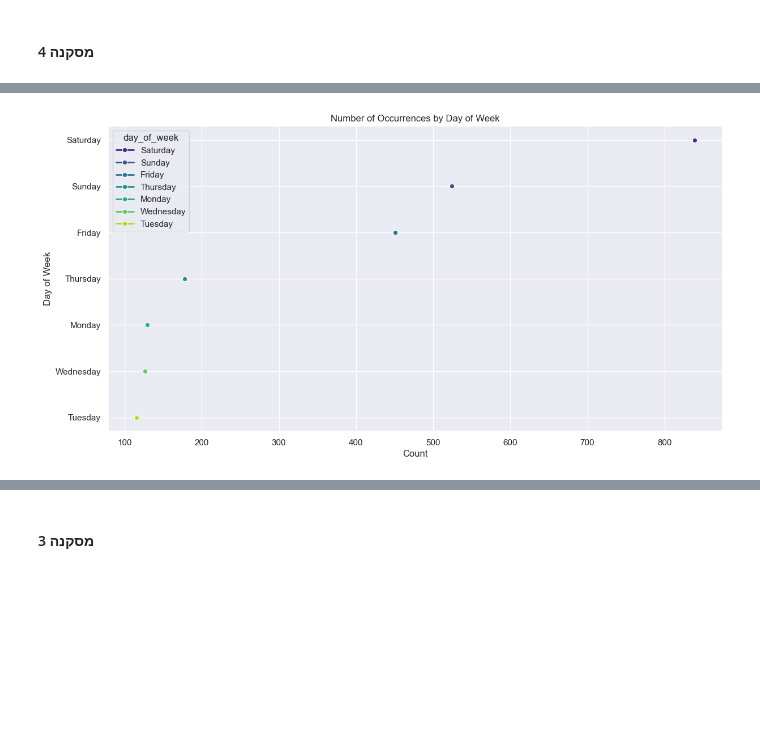
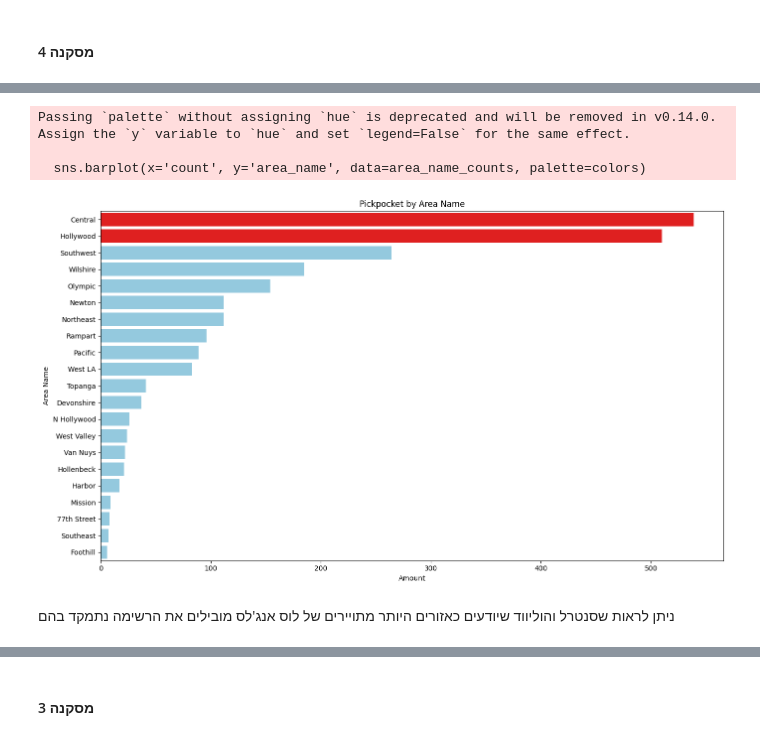
Before and after one commit to BareLevi/Data_Analysis_Final_Project, a Jupyter notebook: Ella_Tomer_bBarel_project_updated.ipynb, the cells around one changed output, grey strips where cells are left out. Saved outputs shown, nothing was run; the diff lists cells and outputs as text; code cells hidden in the pictures; blank space fills up the shorter version.

```diff
--- a/Ella_Tomer_bBarel_project_updated.ipynb
+++ b/Ella_Tomer_bBarel_project_updated.ipynb
@@ -120,3 +105,17 @@ df['day_of_week'] = df['date_occurred'].dt.day_name()
+# %%
+def categorize_time(datetime):
+    hour = datetime.hour
+    if 6 <= hour < 12:
+        return 'Morning'
+    elif 12 <= hour < 16:
+        return 'Noon'
+    elif 16 <= hour < 18:
+        return 'Afternoon'
+    elif 18 <= hour < 22:
+        return 'Evening'
+    else:
+        return 'Night'
+df['day_time'] = df['date_occurred'].apply(categorize_time)
 # %%
 def classify_weapon(weapon_description):
     firearm_keywords = ['PISTOL', 'REVOLVER', 'RIFLE', 'SHOTGUN', 'FIREARM', 'GUN', 'ASSAULT WEAPON', 'MAC', 'UZI', 'HECKLER & KOCH', 'EXPLOXIVE DEVICE', 'AUTOMATIC WEAPON', 'SEMI-AUTOMATIC', 'STARTER PISTOL', 'M1-1', 'M-14', 'BOMB', 'BOMB THREAT']
@@ -1431,0 +1372,4 @@ Passing `palette` without assigning `hue` is deprecated and will be removed in v
+# %%
+area_name_counts = chipopo_df['area_name'].value_counts().reset_index()
+area_name_counts.columns = ['area_name', 'count']
+area_name_counts
@@ -1432,20 +1394,25 @@ Passing `palette` without assigning `hue` is deprecated and will be removed in v
+# %%
+colors = ['red' if area in ['Central', 'Hollywood'] else 'skyblue' for area in area_name_counts['area_name']]
+
+# Create a bar plot for all area names with highlighted areas
+plt.figure(figsize=(14, 8))
+sns.barplot(x='count', y='area_name', data=area_name_counts, palette=colors)
+
+plt.title('Pickpocket by Area Name')
+plt.xlabel('Amount')
+plt.ylabel('Area Name')
+plt.tight_layout()
+
+# Show the plot
+plt.show()
+# %% [output]
+Passing `palette` without assigning `hue` is deprecated and will be removed in v0.14.0. Assign the `y` variable to `hue` and set `legend=False` for the same effect.
+
+  sns.barplot(x='count', y='area_name', data=area_name_counts, palette=colors)
+[figure, added]
+# %% [markdown]
+ניתן לראות שסנטרל והוליווד שיודעים כאזורים היותר מתויירים של לוס אנג'לס מובילים את הרשימה נתמקד בהם
 # %%
-values_counts = chipopo_df['day_of_week'].value_counts().reset_index()
-values_counts.columns = ['day_of_week', 'count']
-
-
-sns.set_theme(style="darkgrid")
-
-
-plt.figure(figsize=(14, 7))
-sns.lineplot(data=values_counts, x='count', y='day_of_week', hue='day_of_week', palette='viridis', marker='o', linewidth=2)
-
-# הוספת כותרות לצירים ולגרף
-plt.title('Number of Occurrences by Day of Week')
-plt.xlabel('Count')
-plt.ylabel('Day of Week')
-
-# הצגת הגרף
-plt.show()
+CentralANDHollywood_df = chipopo_df[chipopo_df['area_name'].isin(['Central', 'Hollywood'])]
+hour_counts_ch = CentralANDHollywood_df['hour_occurred'].value_counts().reset_index()
+hour_counts_ch.columns = ['hour_occurred', 'count']
-# %% [output]
-[figure, removed]
```
Also changed, not shown: parts of 34 cells of this notebook.
